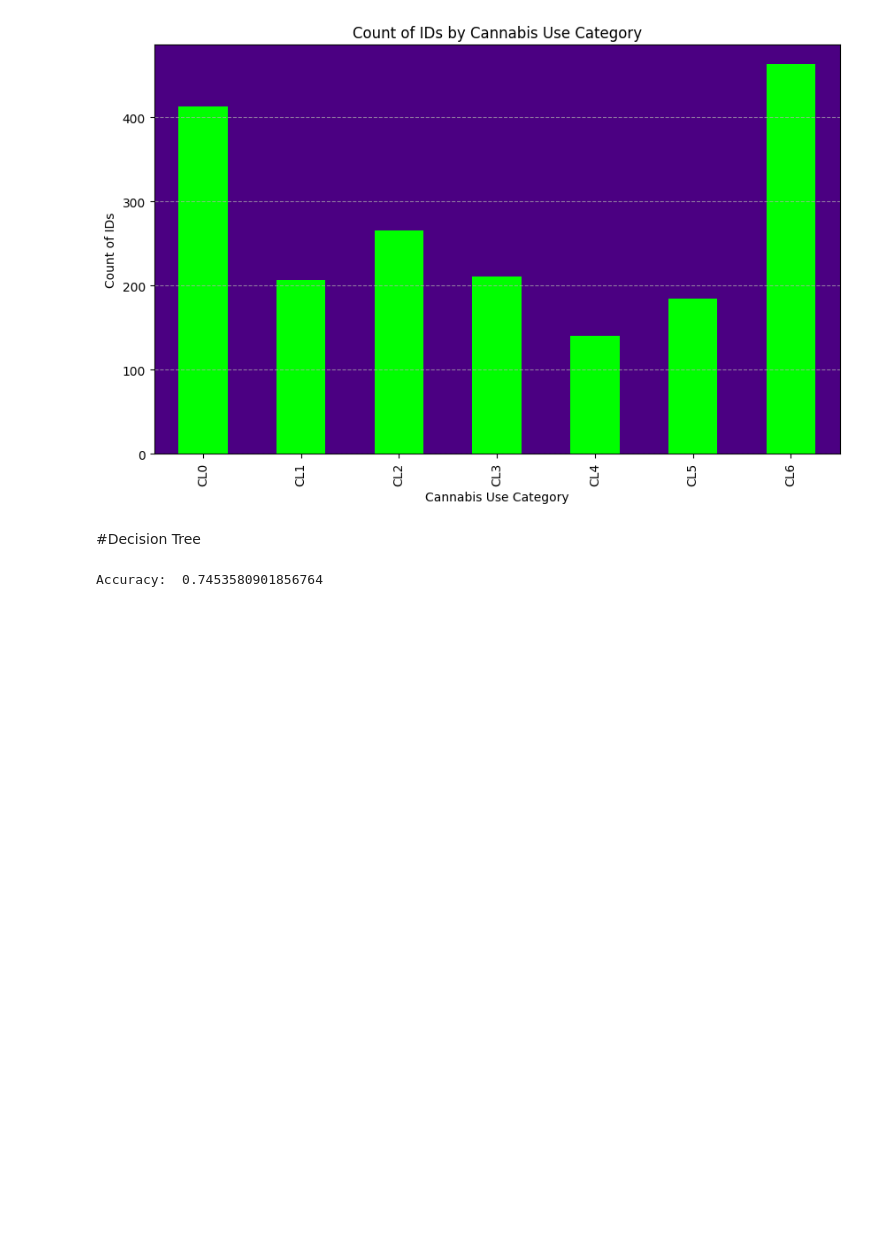
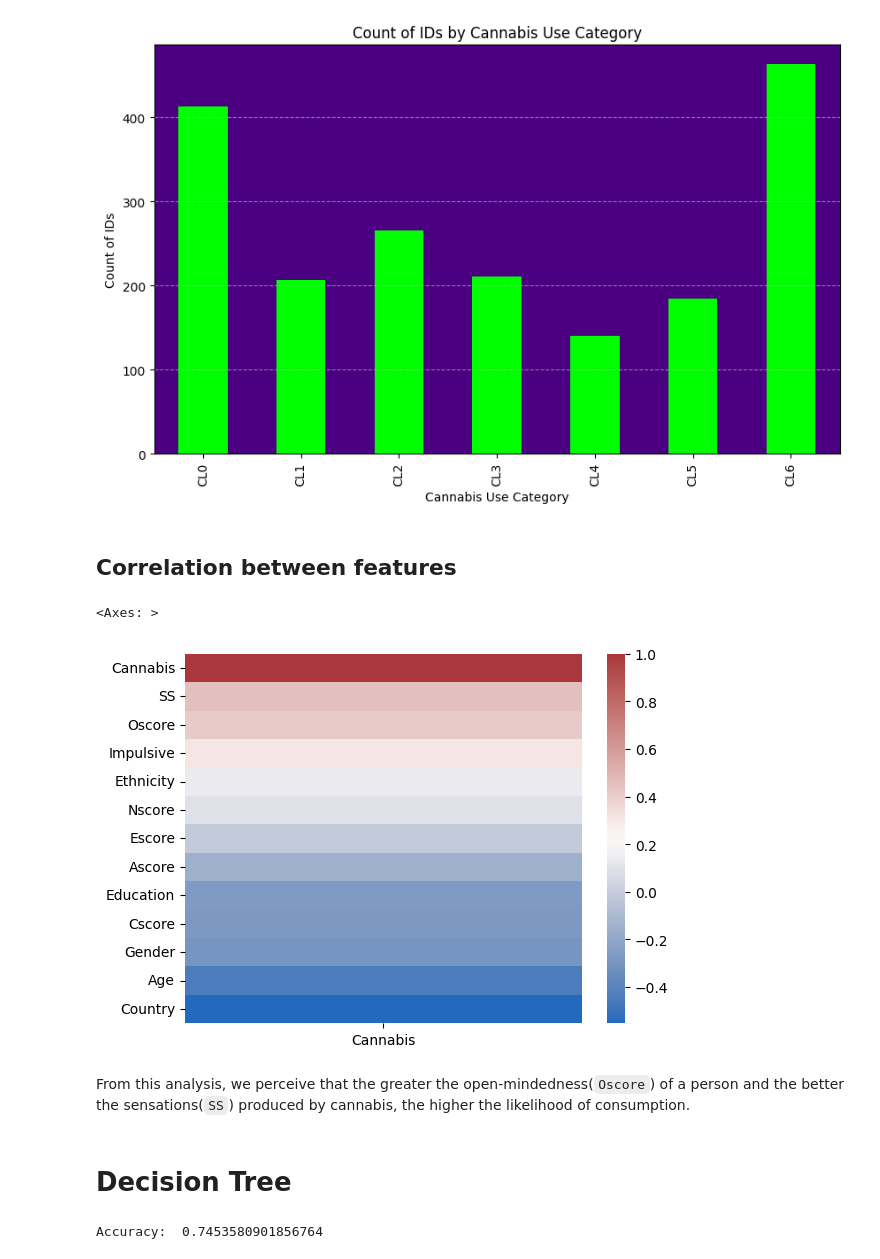
Before and after one commit to JorgeRestivo/IA2-2324, a Jupyter notebook: cannabis_consumption.ipynb, the cells around one changed output. Saved outputs shown, nothing was run; the diff lists cells and outputs as text; code cells hidden in the pictures; blank space fills up the shorter version.

Commit message:
Graphics and correlations

```diff
--- a/cannabis_consumption.ipynb
+++ b/cannabis_consumption.ipynb
@@ -85,8 +86,24 @@ plt.gca().patch.set_facecolor('#4B0082')  # Set background color to a shade of d
 plt.show()
 # %% [output]
 [figure]
+# %% [markdown]
+## Correlation between features
+# %%
+temp = df.copy(deep=True)
+pd.set_option('future.no_silent_downcasting', True)
+temp['Cannabis'] = temp['Cannabis'].replace({'CL0': 0, 'CL1': 1,'CL2': 2, 'CL3': 3,'CL4': 4, 'CL5': 5,'CL6': 6})
+temp = temp.drop(columns=["ID"])
+
+corr = temp.corr()[['Cannabis']].sort_values(by='Cannabis', ascending=False)
+
+sb.heatmap(corr, cmap="vlag")
+# %% [output]
+<Axes: >
+[figure, added]
+# %% [markdown]
+From this analysis, we perceive that the greater the open-mindedness(`Oscore`) of a person and the better the sensations(`SS`) produced by cannabis, the higher the likelihood of consumption.
 # %% [markdown]
-#Decision Tree
+# Decision Tree
 # %%
 from sklearn.model_selection import train_test_split
 from sklearn.tree import DecisionTreeClassifier
```
Also changed, not shown: parts of 9 cells of this notebook, 1 other file.
